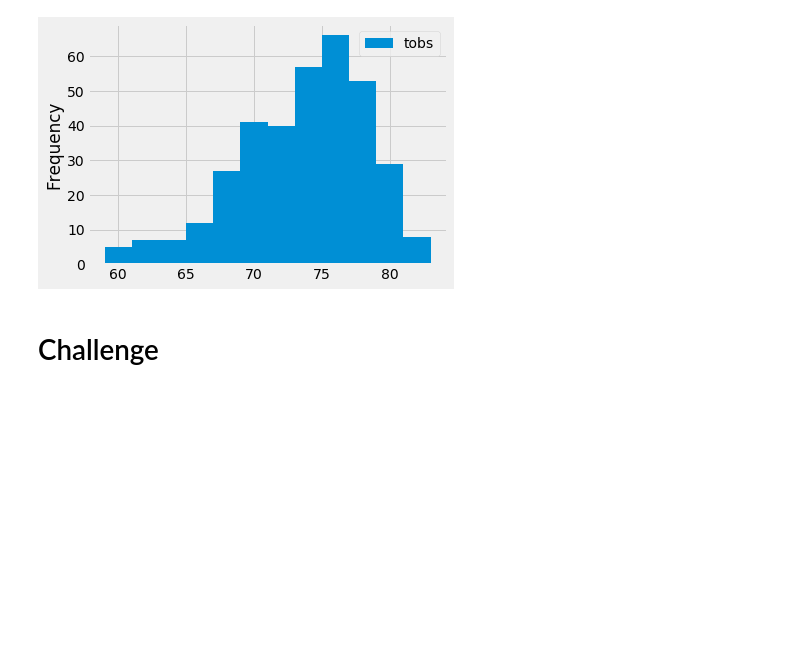
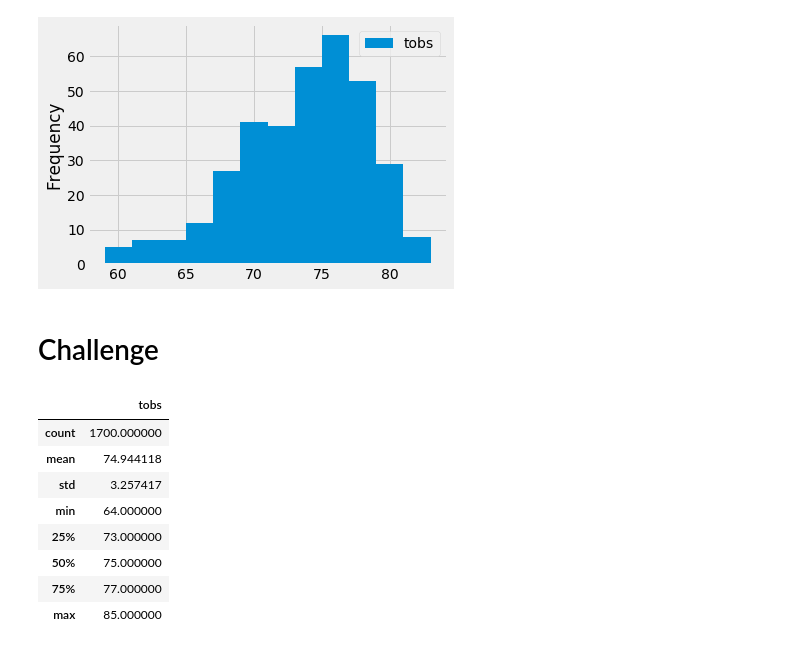
Before and after one commit to michaelberg1005/surfs_up, a Jupyter notebook: climate_analysis.ipynb, the cells around one changed output. Cells and saved outputs as stored; diff of their text form; code cells hidden in the pictures; blank space fills up the shorter version.

```diff
--- a/climate_analysis.ipynb
+++ b/climate_analysis.ipynb
@@ -116,2 +140,22 @@ plt.tight_layout()
 # %% [markdown]
 # Challenge
+# %%
+#function for summary stats for a given month - enter the month number
+def summary_stats(month):
+    results = session.query(Measurement.date, Measurement.tobs).\
+filter(extract('month', Measurement.date) == month).all()
+    results_df = pd.DataFrame(results, columns=['date','tobs'])
+    return results_df.describe()
+# %%
+# June summary temperature stats
+summary_stats(6)
+# %% [output]
+|  | tobs |
+| count | 1700.000000 |
+| mean | 74.944118 |
+| std | 3.257417 |
+| min | 64.000000 |
+| 25% | 73.000000 |
+| 50% | 75.000000 |
+| 75% | 77.000000 |
+| max | 85.000000 |
```
Also changed, not shown: parts of 5 cells of this notebook, 1 other file.
